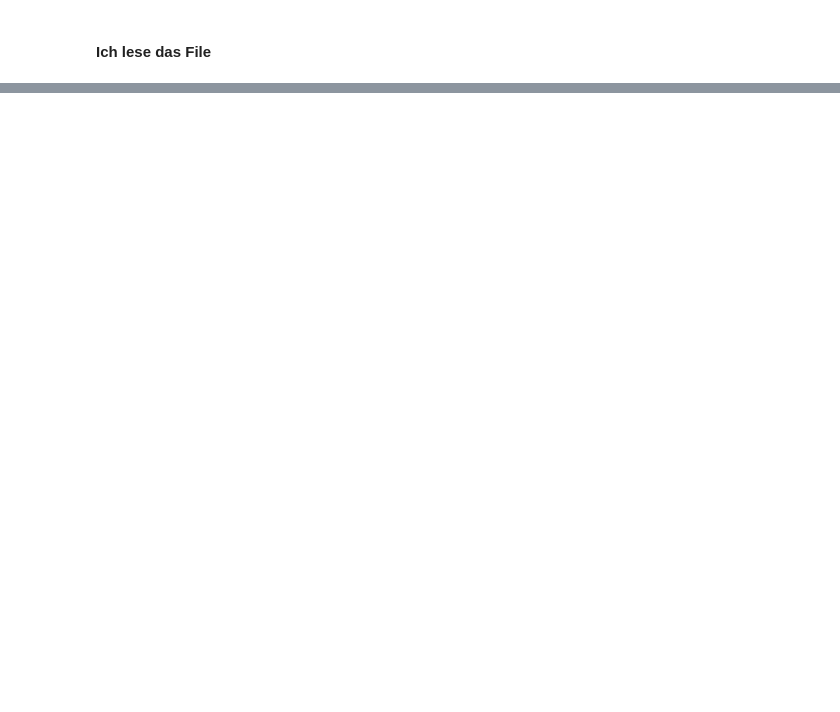
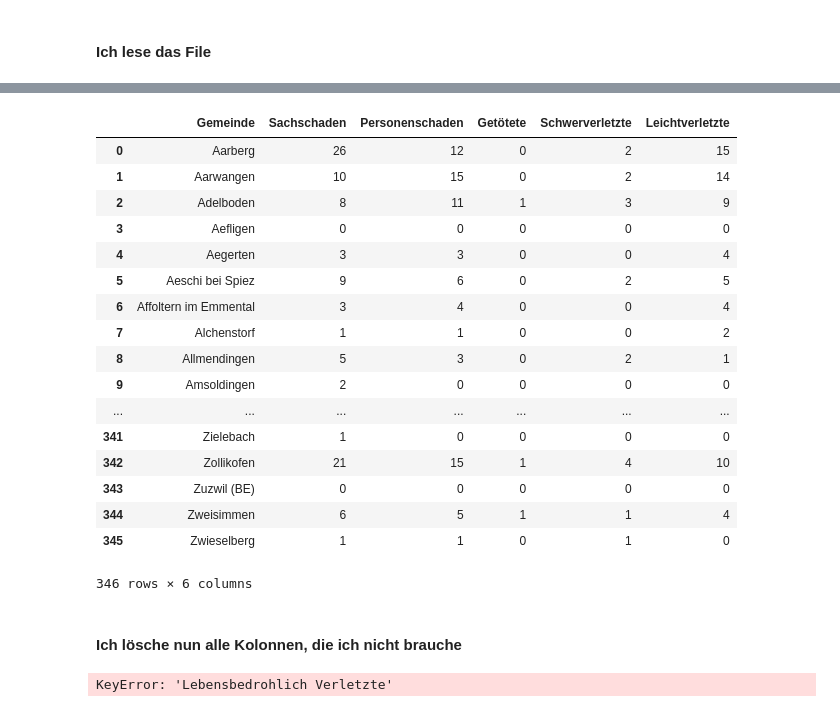
Before and after one commit to sandrarutschi/cas-ddj, a Jupyter notebook: Meine Projekte/Verkehrsprojekt/Verkehrsunfälle in Gemeinden.ipynb, the cells around one changed output, grey strips where cells are left out. Drawn from its saved outputs; the diff is of its cells as text; code cells hidden in the pictures; blank space fills up the shorter version.

```diff
--- a/Meine Projekte/Verkehrsprojekt/Verkehrsunfälle in Gemeinden.ipynb
+++ b/Meine Projekte/Verkehrsprojekt/Verkehrsunfälle in Gemeinden.ipynb
@@ -20,0 +297,31 @@ NameError: name 'camelot' is not defined
+# %%
+dfunfälle=ff[:-1]
+dfunfälle
+# %% [output]
+|  | Gemeinde | Sachschaden | Personenschaden | Getötete | Schwerverletzte | Leichtverletzte |
+| 0 | Aarberg | 26 | 12 | 0 | 2 | 15 |
+| 1 | Aarwangen | 10 | 15 | 0 | 2 | 14 |
+| 2 | Adelboden | 8 | 11 | 1 | 3 | 9 |
+| 3 | Aefligen | 0 | 0 | 0 | 0 | 0 |
+| 4 | Aegerten | 3 | 3 | 0 | 0 | 4 |
+| 5 | Aeschi bei Spiez | 9 | 6 | 0 | 2 | 5 |
+| 6 | Affoltern im Emmental | 3 | 4 | 0 | 0 | 4 |
+| 7 | Alchenstorf | 1 | 1 | 0 | 0 | 2 |
+| 8 | Allmendingen | 5 | 3 | 0 | 2 | 1 |
+| 9 | Amsoldingen | 2 | 0 | 0 | 0 | 0 |
+| ... | ... | ... | ... | ... | ... | ... |
+| 341 | Zielebach | 1 | 0 | 0 | 0 | 0 |
+| 342 | Zollikofen | 21 | 15 | 1 | 4 | 10 |
+| 343 | Zuzwil (BE) | 0 | 0 | 0 | 0 | 0 |
+| 344 | Zweisimmen | 6 | 5 | 1 | 1 | 4 |
+| 345 | Zwieselberg | 1 | 1 | 0 | 1 | 0 |
+346 rows × 6 columns
+# %% [markdown]
+#### Ich lösche nun alle Kolonnen, die ich nicht brauche
+# %%
+del dfunfälle['Lebensbedrohlich Verletzte']
+del dfunfälle['Erheblich Verletzte']
+dfunfälle.head(5)
+#hier gibts mir eine Fehlermeldung, weil ich den Befehl schon vorher ausgeführt hatte und die Kolonnen damit rückwirkend entfernte
+# %% [output]
+KeyError: 'Lebensbedrohlich Verletzte'
```
Also changed, not shown: parts of 50 cells of this notebook, 1 other file.
